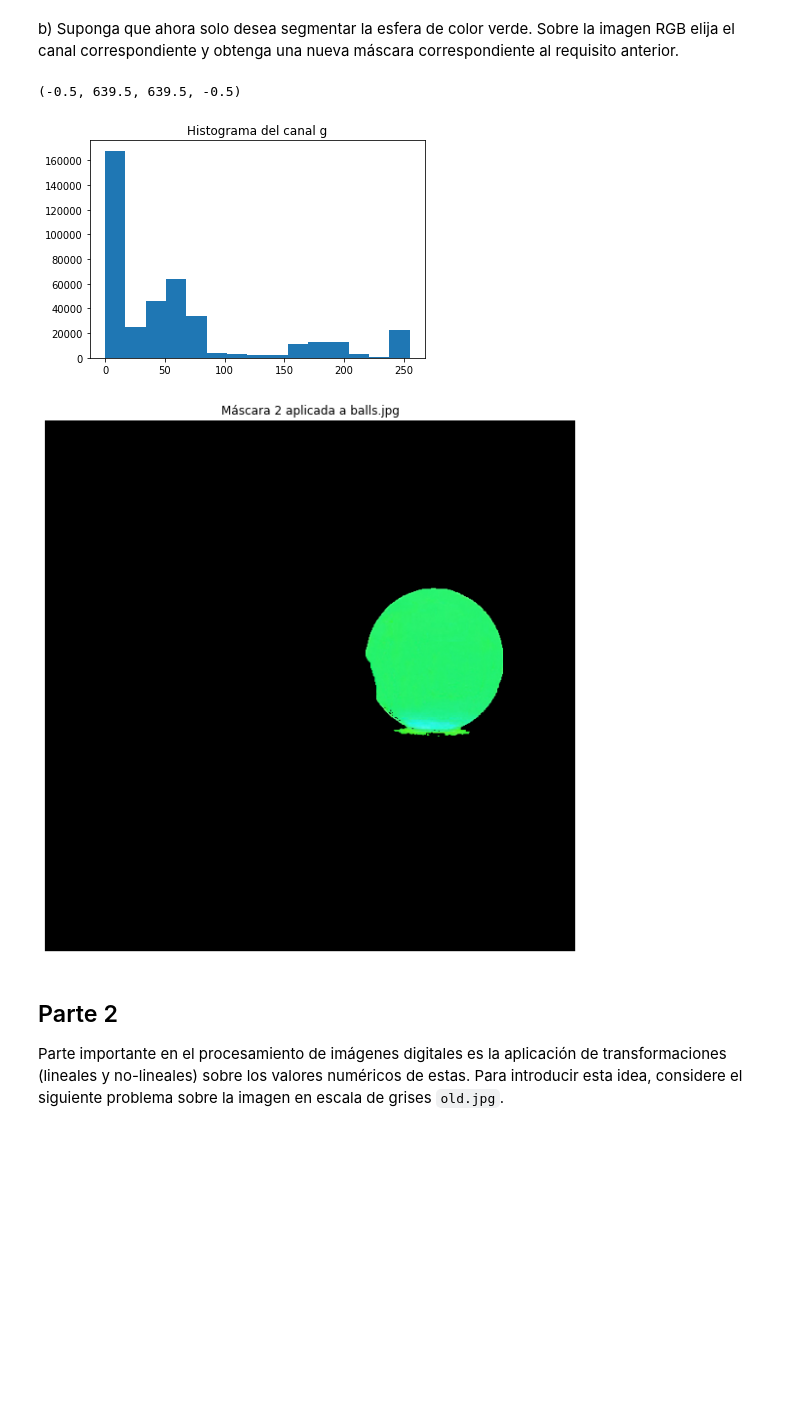
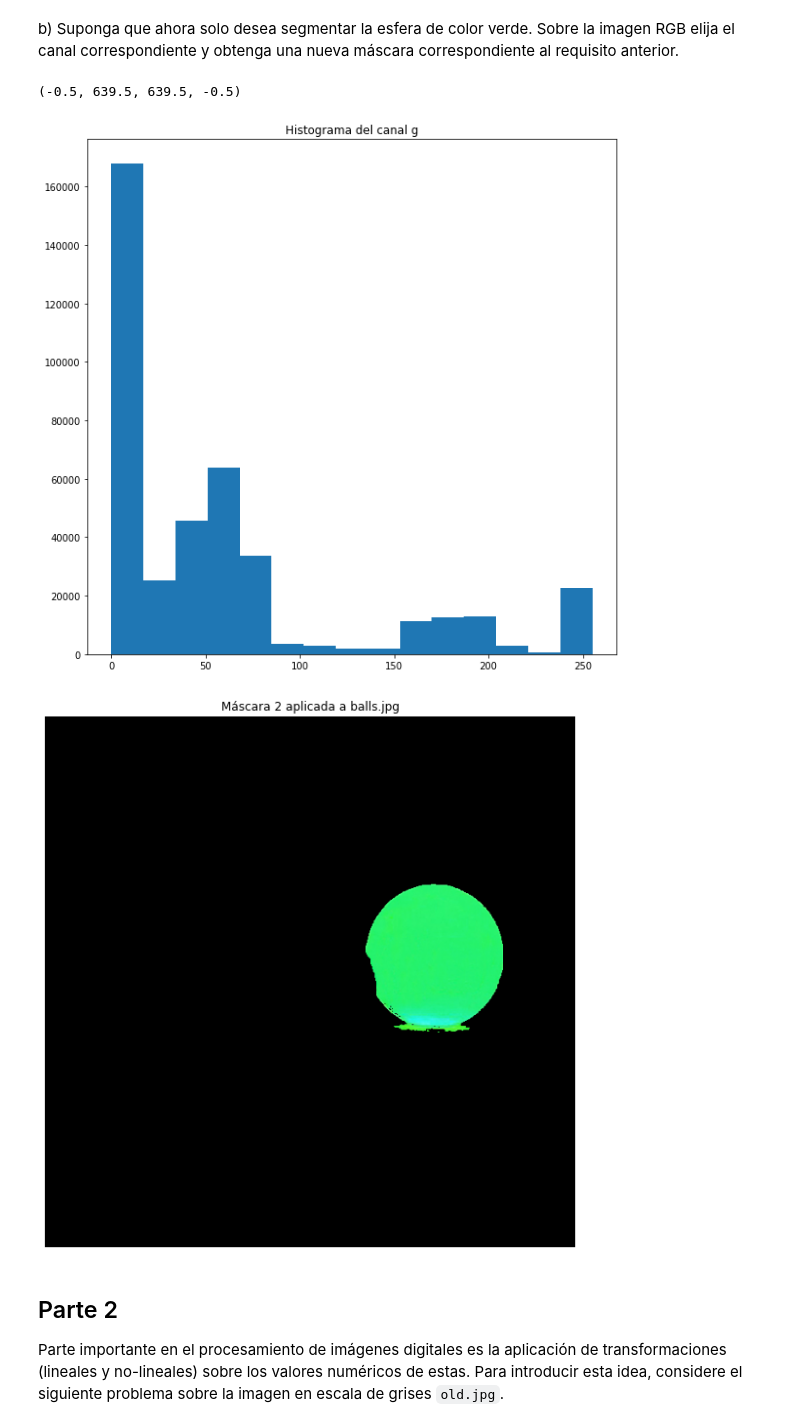
Before and after one commit to DiemenMemen/ME4707, a Jupyter notebook: tarea_01.ipynb, the cells around one changed output. Drawn from its saved outputs; the diff is of its cells as text; code cells hidden in the pictures; blank space fills up the shorter version.

```diff
--- a/tarea_01.ipynb
+++ b/tarea_01.ipynb
@@ -217,35 +217,35 @@ rgb = cv2.cvtColor(img, cv2.COLOR_BGR2RGB)
 # 2. seleccionar canal de la imagen
 
 green = rgb[:, :, 1]
 
 # 3. plotear histograma del canal
 
 green_flat = green.flatten()
-plt.figure()
+fig = plt.figure(figsize=(10, 10))
 plt.hist(green_flat,15)
 plt.title("Histograma del canal g")
 
 # 4. crear máscara binaria a partir del umbral del histograma
 
 #En el histograma se ven tres zonas: oscuridad, bolas rojas y bola verde
 #se decide un umbral de 230
 pre_mask=cv2.inRange(green, 235, 255)
 mask=pre_mask/255
 
 # 5. multiplicar imagen original con máscara y visualizar
 
 img_mask = np.zeros_like(rgb)
 
 for i in range(img_mask.shape[2]):
   img_mask[:,:,i] = np.multiply(rgb[:,:,i], mask)
 
 fig = plt.figure(figsize=(10, 10))
 plt.imshow(img_mask)
 plt.title("Máscara 2 aplicada a balls.jpg")
 plt.axis('off')
 # %% [output]
 (-0.5, 639.5, 639.5, -0.5)
-[figure, old version]
+[figure, new version]
 [figure]
 # %% [markdown]
 ## Parte 2
```
Also changed, not shown: parts of 4 cells of this notebook.
